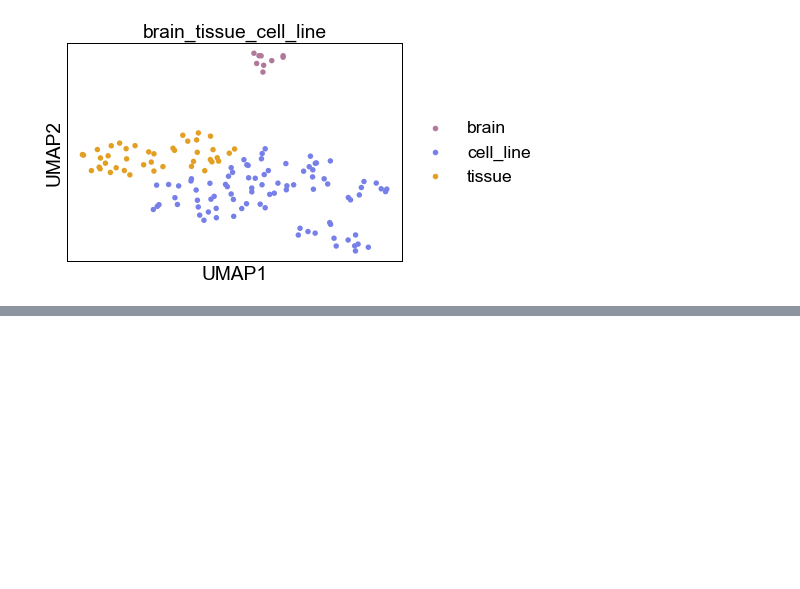
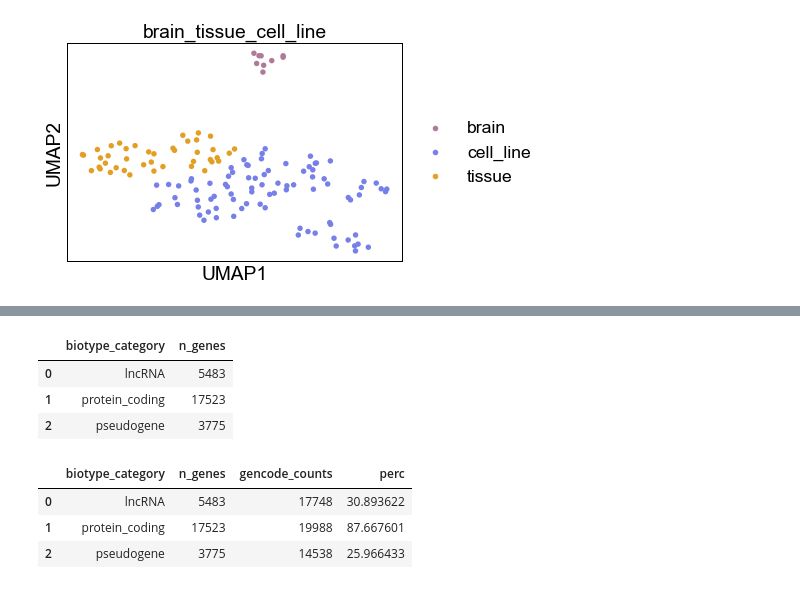
Before and after one commit to fairliereese/rnawg, a Jupyter notebook: figures/fig_1_overview/fig_1.ipynb, the cells around one changed output, grey strips where cells are left out. Drawn from its saved outputs; the diff is of its cells as text; code cells hidden in the pictures; blank space fills up the shorter version.

```diff
--- a/figures/fig_1_overview/fig_1.ipynb
+++ b/figures/fig_1_overview/fig_1.ipynb
@@ -109,0 +160,14 @@ Categories (3, object): ['brain', 'cell_line', 'tissue']
+# %%
+df = pd.read_csv(filt_ab, sep='\t')
+df, tids = get_tpm_table(df,
+               how='iso',
+               min_tpm=min_tpm,
+               gene_subset=gene_subset)
+df = df.reset_index()
+df['gid'] = df.annot_transcript_id.str.split('[', expand=True)[0]
+df = df[['gid']].drop_duplicates()
+
+gene_df, _, counts = get_gtf_info(how='gene', ver=ver)
+gene_df['gid_stable'] = cerberus.get_stable_gid(gene_df, 'gid')
+df = df.merge(gene_df, how='left',left_on='gid', right_on='gid_stable')
+df = df[['gid_stable', 'biotype_category']]
@@ -109,0 +182,18 @@ Categories (3, object): ['brain', 'cell_line', 'tissue']
+# %%
+df = df.groupby('biotype_category').count().reset_index()
+df.rename({'gid_stable': 'n_genes'}, axis=1, inplace=True)
+df.head()
+# %% [output]
+|  | biotype_category | n_genes |
+| 0 | lncRNA | 5483 |
+| 1 | protein_coding | 17523 |
+| 2 | pseudogene | 3775 |
+# %%
+df = df.merge(counts, on='biotype_category')
+df['perc'] = (df.n_genes/df.gencode_counts)*100
+df
+# %% [output]
+|  | biotype_category | n_genes | gencode_counts | perc |
+| 0 | lncRNA | 5483 | 17748 | 30.893622 |
+| 1 | protein_coding | 17523 | 19988 | 87.667601 |
+| 2 | pseudogene | 3775 | 14538 | 25.966433 |
```
Also changed, not shown: parts of 8 cells of this notebook, 2 other files.
